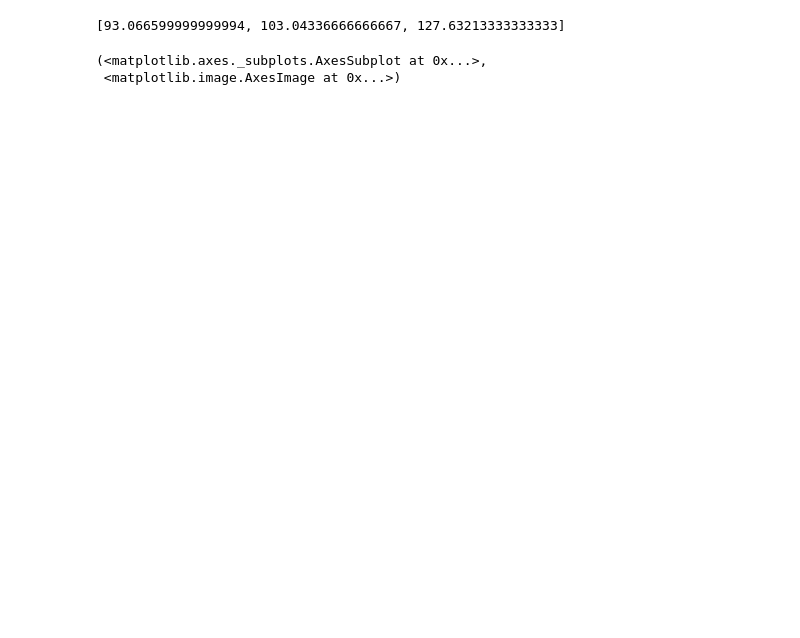
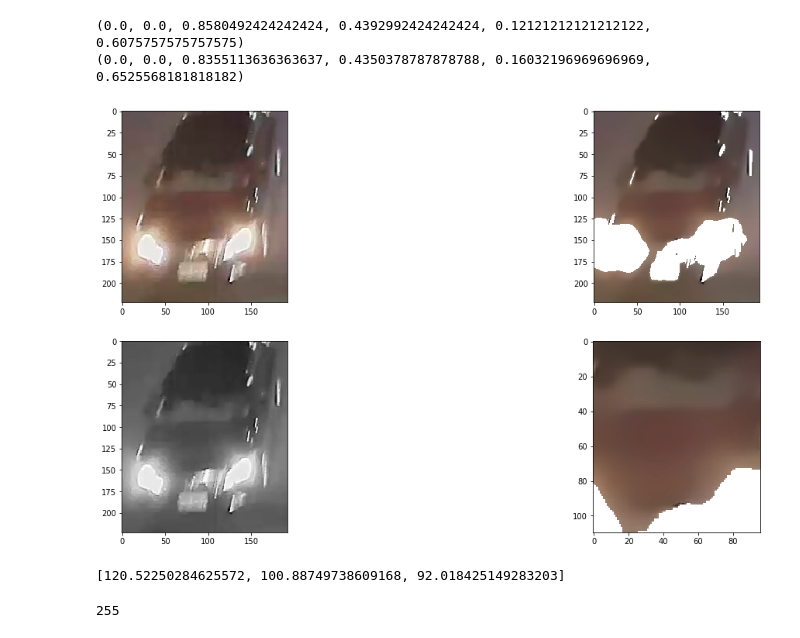
Before and after one commit to tsungjenh/color-detection, a Jupyter notebook: TestColorDetect.ipynb, the cells around one changed output. Saved outputs shown, nothing was run; the diff lists cells and outputs as text; code cells hidden in the pictures; blank space fills up the shorter version.

```diff
--- a/TestColorDetect.ipynb
+++ b/TestColorDetect.ipynb
@@ -6,11 +6,11 @@ from matplotlib import pyplot as plt
 def imgFilt(img):
 
     filtered_img = cv2.fastNlMeansDenoisingColored(img,None,10,10,7,21)
-    grimg = cv2.cvtColor(filtered_img,cv2.COLOR_RGB2GRAY)
+    grimg = cv2.cvtColor(filtered_img,cv2.COLOR_BGR2GRAY)
 
     lightMask = np.asarray(grimg)
     Mask_indices = lightMask > 125
-    filtered_img[Mask_indices] = 255
+    filtered_img[Mask_indices] =255
     return filtered_img
 # %%
 def color_detection(frame_in):
@@ -23,8 +23,8 @@ def color_detection(frame_in):
         roiY = src_height / 4
         roiHeight = roiY * 2
         frame = frame_in[roiY : roiY+roiHeight, roiX : roiX+roiWidth]
-        filtered_img = imgFilt(frame_in)
-        filtered_img = filtered_img[roiY : roiY+roiHeight, roiX : roiX+roiWidth]
+        #filtered_img = imgFilt(frame_in)
+        #filtered_img = filtered_img[roiY : roiY+roiHeight, roiX : roiX+roiWidth]
 
         src_height, src_width, src_channels = frame.shape
         max_value = src_height * src_width * 255
@@ -33,9 +33,9 @@ def color_detection(frame_in):
 
 
         # Convert BGR to HSV
-        #hsv = cv2.cvtColor(frame, cv2.COLOR_BGR2HSV)
+        hsv = cv2.cvtColor(frame, cv2.COLOR_BGR2HSV)
 
-        hsv= cv2.cvtColor(filtered_img, cv2.COLOR_BGR2HSV)
+        #hsv= cv2.cvtColor(filtered_img, cv2.COLOR_BGR2HSV)
         # detect red
         lower = np.array([150, 30, 30])
         upper = np.array([190, 255, 255])
@@ -51,7 +51,7 @@ def color_detection(frame_in):
             red="false"
 
         # detect yellow
-        lower = np.array([5, 100, 100])
+        lower = np.array([20, 100, 100])
         upper = np.array([40, 255, 255])
         mask = cv2.inRange(hsv, lower, upper)
         yellowVal = float(mask.sum()) / float(max_value)
@@ -102,22 +102,62 @@ def color_detection(frame_in):
         else:
             black="false"
 
-        return red, yellow, blue, green, white, black
+        #return red, yellow, blue, green, white, black
+        return redVal, yellowVal, blueVal, greenVal, whiteVal, blackVal
+# %%
+img = cv2.imread('./bluelight.jpg')
+height,width,chann = img.shape
+#img = img[250:370,100:400]#red1
+#img = img[270:320,310:350]#red2
+#img = img[325:450,1040:width]
+
+#img = cv2.resize(img, (0,0), fx=0.5, fy=0.5)
+
+
+print color_detection(img)
+
+
+#print color_detection(filtered_img)
+grimg = cv2.cvtColor(img,cv2.COLOR_RGB2GRAY)
+filtered_img = imgFilt(img)
+
+print color_detection(filtered_img)
+
+
+#dst = cv2.imread('./red2.jpg')
+plt.figure(figsize=(20,10))
+plt.subplot(221),plt.imshow(img)
+plt.subplot(222),plt.imshow(filtered_img)
+plt.subplot(223),plt.imshow(grimg ,cmap='gray')
+src_height, src_width, src_channels = img.shape
+roiX = int(src_width / 4)
+roiWidth = roiX * 2
+roiY = src_height / 4
+roiHeight = roiY * 2
+img = filtered_img[roiY:roiY+roiHeight, roiX:roiX+roiWidth]
+plt.subplot(224),plt.imshow(img)
+plt.show()
+# %% [output]
+(0.0, 0.0, 0.8580492424242424, 0.4392992424242424, 0.12121212121212122, 0.6075757575757575)
+(0.0, 0.0, 0.8355113636363637, 0.4350378787878788, 0.16032196969696969, 0.6525568181818182)
+[figure, added]
 # %%
-img = cv2.imread('./redlight.jpg')
-img = img[325:450,1040:width]
+img = cv2.imread('./bluelight.jpg')
+height,width,chann = img.shape
+#img = img[325:450,1040:width]
 average_color = [img[:, :, i].mean() for i in range(img.shape[-1])]
+
 print average_color
 
-plt.figure(figsize=(20,10))
-plt.subplot(121),plt.imshow(img)
 
-img[:,:,0]=img[:,:,0]-(average_color[0]-180)
-img[:,:,1]=img[:,:,1]-(average_color[1]-150)
-img[:,:,2]=img[:,:,2]-(average_color[2]-130)
+cv2.imshow("before",img)
+#cv2.waitKey(0)
+img[:,:,0]=img[:,:,0]-(average_color[0])
+img[:,:,1]=img[:,:,1]-(average_color[1])
+img[:,:,2]=img[:,:,2]-(average_color[2])
 
-plt.subplot(122),plt.imshow(img)
+cv2.imshow("after",img)
+cv2.waitKey(0)
 # %% [output]
-[93.066599999999994, 103.04336666666667, 127.63213333333333]
+[120.52250284625572, 100.88749738609168, 92.018425149283203]
-(<matplotlib.axes._subplots.AxesSubplot at 0x...>,
- <matplotlib.image.AxesImage at 0x...>)
+255
```
Also changed, not shown: parts of 1 cell of this notebook.
